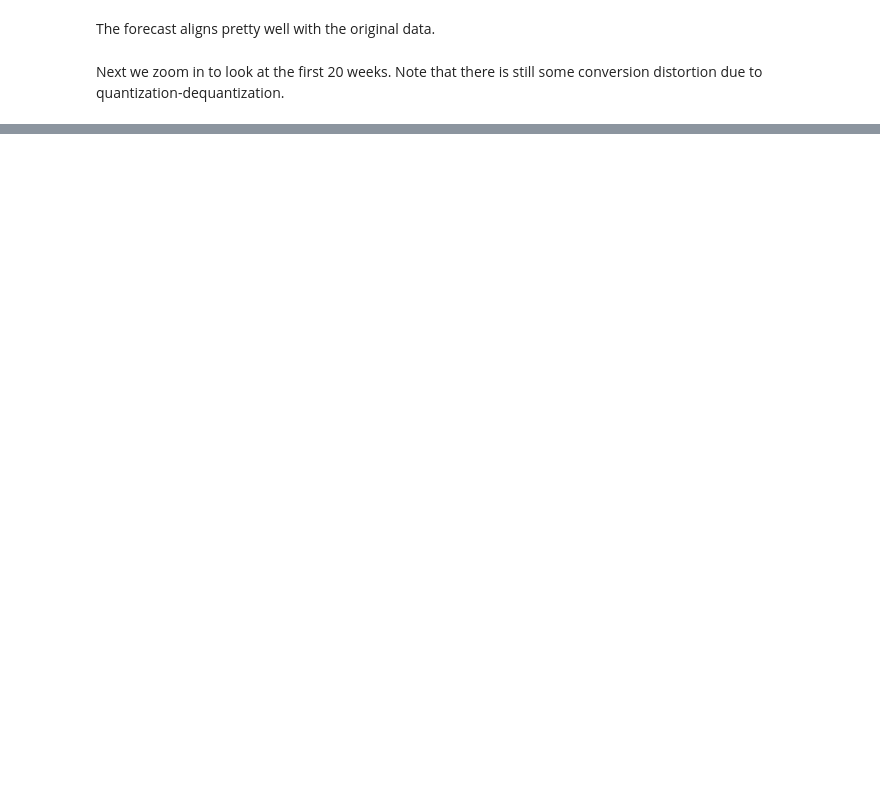
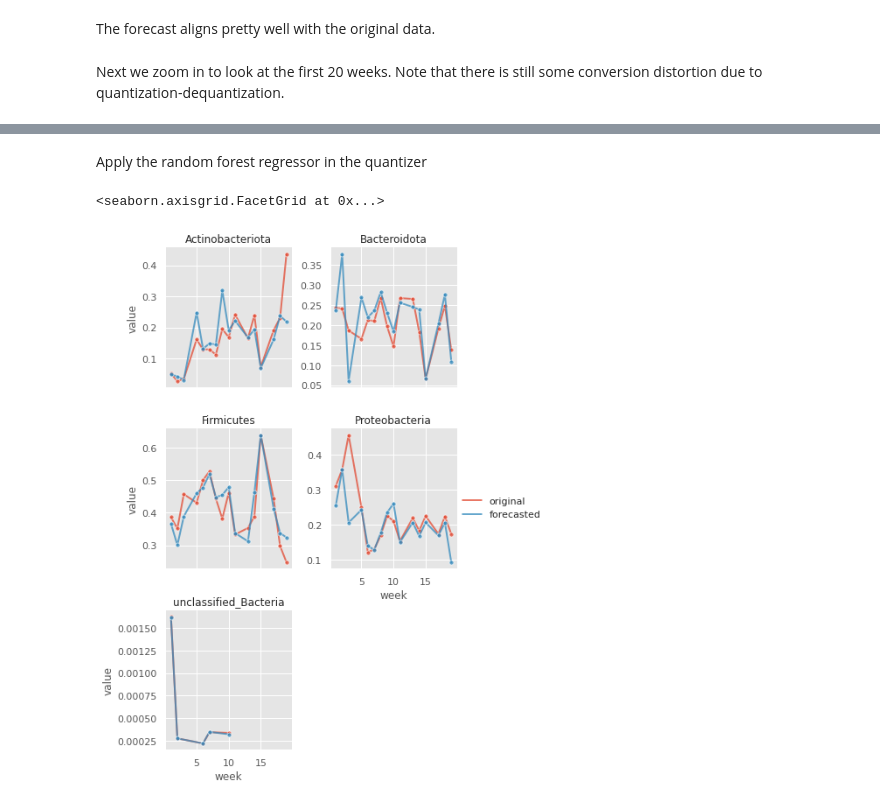
Before and after one commit to zeroknowledgediscovery/qbiome, a Jupyter notebook: examples/forecaster.ipynb, the cells around one changed output, grey strips where cells are left out. Saved outputs shown, nothing was run; the diff lists cells and outputs as text; code cells hidden in the pictures; blank space fills up the shorter version.

Commit message:
Add random forest regressor to quantizer and update docs

```diff
--- a/examples/forecaster.ipynb
+++ b/examples/forecaster.ipynb
@@ -92,0 +93,25 @@ g.add_legend()
+# %% [markdown]
+Apply the random forest regressor in the quantizer
+# %%
+dequantized = quantizer.dequantize_to_df(label_matrix)
+dequantized_plot = quantizer.melt_into_plot_format(dequantized)
+quantizer.fit_random_forest(data, dequantized_plot)
+# %%
+avg_forecasted_regressed = quantizer.apply_random_forest_regressor(
+    forecasted)
+# %%
+concat = pd.concat([
+    data.assign(source='original'),
+    avg_forecasted_regressed.assign(source='forecasted')
+])
+concat = concat[concat.variable.isin(BIOMES)]
+concat = concat[(concat.week <= 20)]
+
+g = sns.FacetGrid(concat, col='variable', col_wrap=2, sharey=False, margin_titles=True)
+g.map_dataframe(sns.lineplot, 'week', 'value', hue='source', ci=None, marker='o',
+                    linewidth=2, alpha=0.75, markersize=5)
+g.set_titles(row_template = '{row_name}', col_template = '{col_name}')
+g.add_legend()
+# %% [output]
+<seaborn.axisgrid.FacetGrid at 0x...>
+[figure, added]
```
Also changed, not shown: parts of 2 cells of this notebook, 4 other files.
